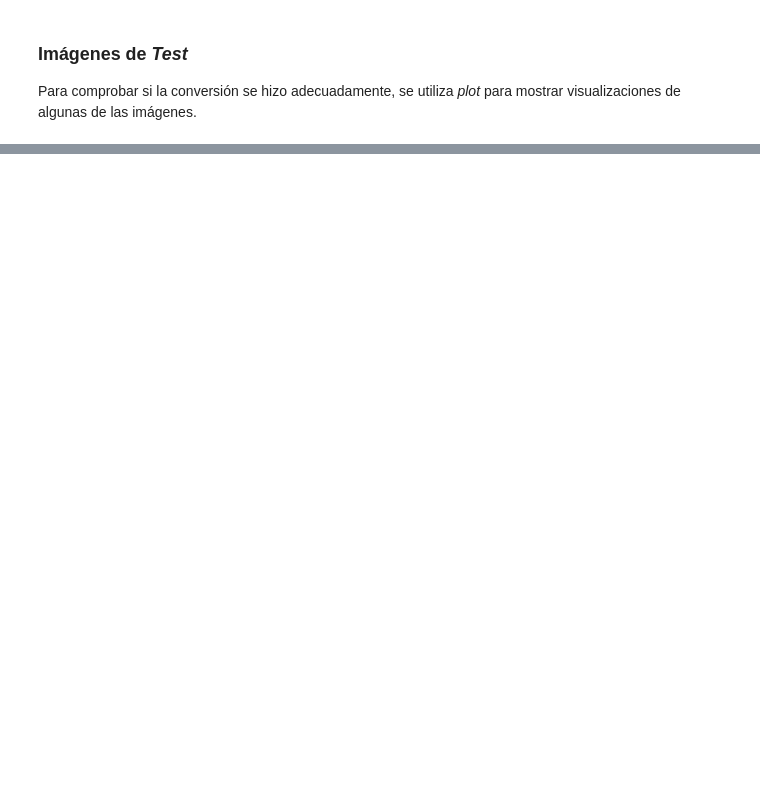
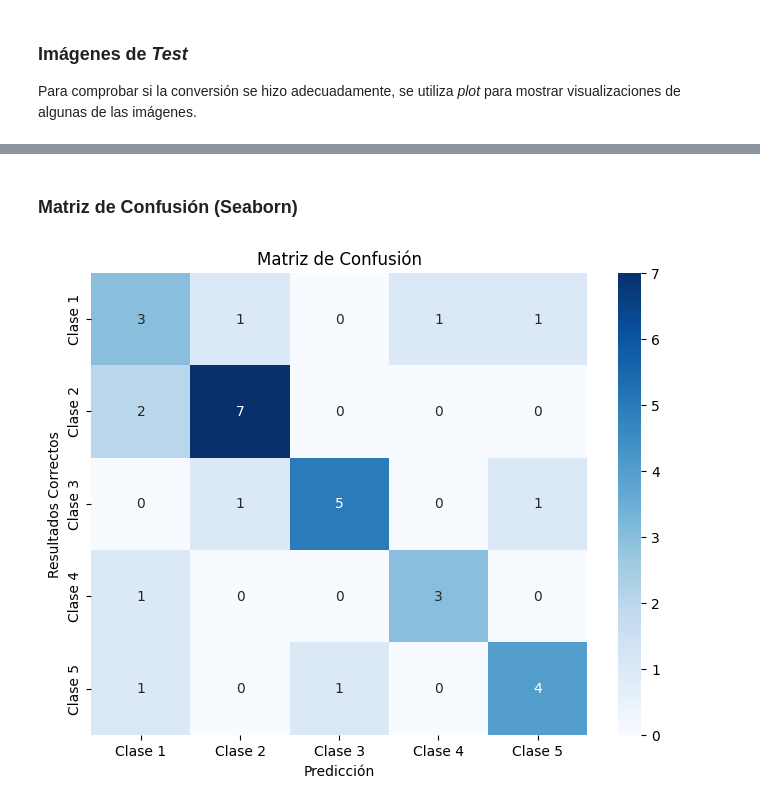
Before and after one commit to LeilaelRico/TC3002B_M2, a Jupyter notebook: A01707023__Proyecto.ipynb, the cells around one changed output, grey strips where cells are left out. Cells and saved outputs as stored; diff of their text form; code cells hidden in the pictures; blank space fills up the shorter version.

```diff
--- a/A01707023__Proyecto.ipynb
+++ b/A01707023__Proyecto.ipynb
@@ -85,0 +259,8 @@ plt.show()
+# %%
+test_imgs = test_generator[0][0]
+test_labels = test_generator[0][1]
+
+
+predictions = model.predict(test_imgs)
+classes_x = np.argmax(predictions,axis=1)
+classes_x
@@ -85,0 +271,24 @@ plt.show()
+# %% [markdown]
+### Matriz de Confusión (Seaborn)
+# %%
+from sklearn.metrics import confusion_matrix
+import seaborn as sns
+
+# Obtener las etiquetas reales
+true_labels = np.argmax(test_labels, axis=1)
+
+# Obtener las predicciones del modelo
+predicted_labels = np.argmax(predictions, axis=1)
+
+# Calcular la matriz de confusión
+conf_matrix = confusion_matrix(true_labels, predicted_labels)
+
+# Visualizar la matriz de confusión
+plt.figure(figsize=(8, 6))
+sns.heatmap(conf_matrix, annot=True, fmt="d", cmap="Blues", xticklabels=["Clase 1", "Clase 2", "Clase 3", "Clase 4", "Clase 5"], yticklabels=["Clase 1", "Clase 2", "Clase 3", "Clase 4", "Clase 5"])
+plt.xlabel('Predicción')
+plt.ylabel('Resultados Correctos')
+plt.title('Matriz de Confusión')
+plt.show()
+# %% [output]
+[figure, added]
```
Also changed, not shown: parts of 14 cells of this notebook, 3 other files.
